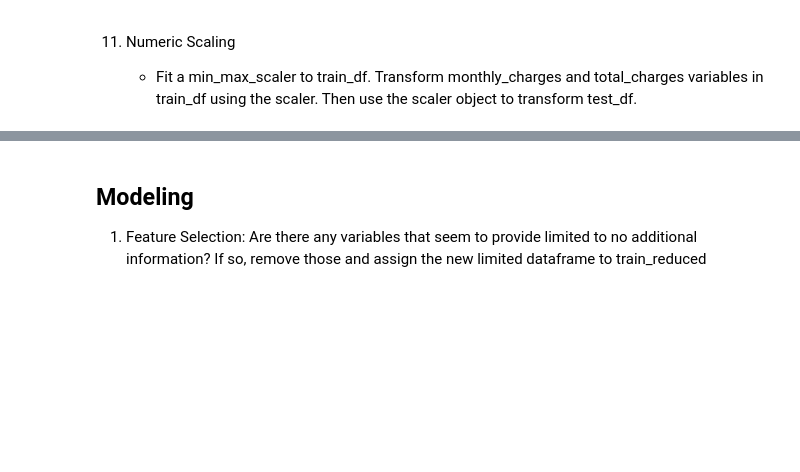
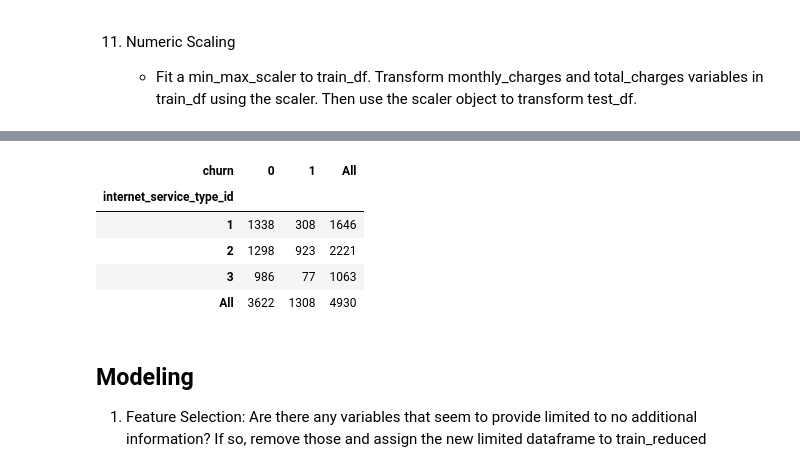
Before and after one commit to michaelndd/classification-project, a Jupyter notebook: project-dd.ipynb, the cells around one changed output, grey strips where cells are left out. Cells and saved outputs as stored; diff of their text form; code cells hidden in the pictures; blank space fills up the shorter version.

```diff
--- a/project-dd.ipynb
+++ b/project-dd.ipynb
@@ -648,0 +706,9 @@ df_sql = add_online_security_backup(df_sql)
+# %%
+pd.crosstab(train_df.internet_service_type_id, train_df.churn, margins=True).style.background_gradient(cmap='YlOrRd')
+# %% [output]
+| churn | 0 | 1 | All |
+| internet_service_type_id |  |  |  |
+| 1 | 1338 | 308 | 1646 |
+| 2 | 1298 | 923 | 2221 |
+| 3 | 986 | 77 | 1063 |
+| All | 3622 | 1308 | 4930 |
```
Also changed, not shown: parts of 13 cells of this notebook.
